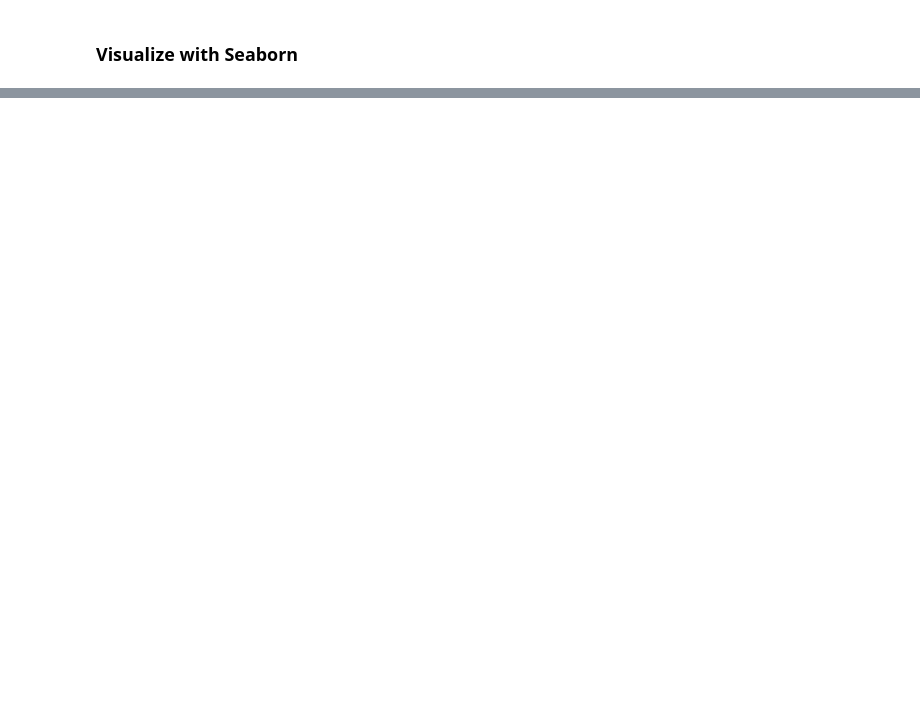
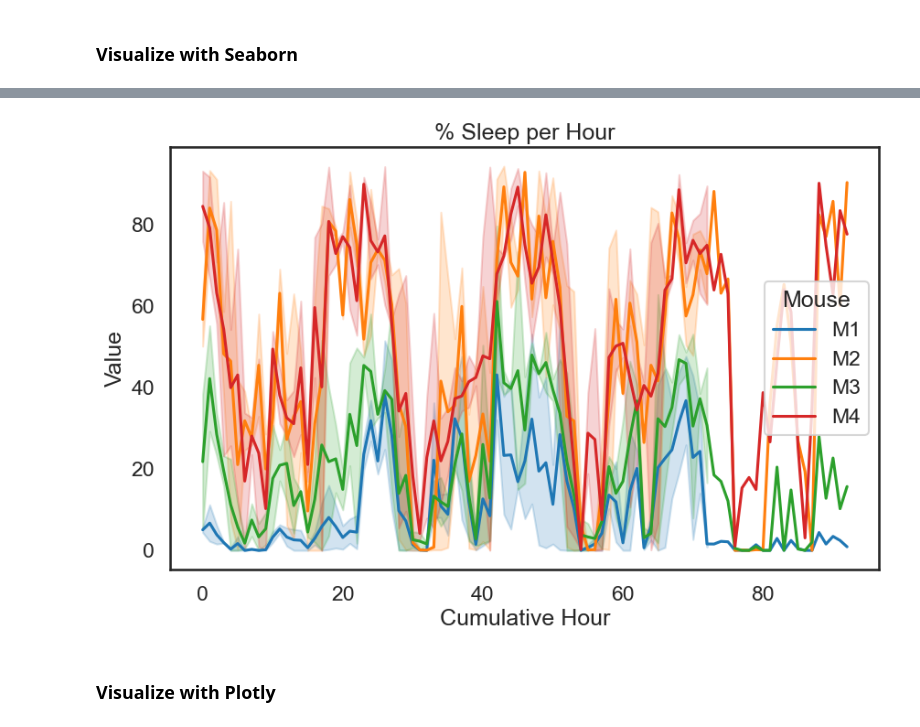
Before and after one commit to kylimcqueen/Sleep-Analysis, a Jupyter notebook: misc_sleep_percent_analyses.ipynb, the cells around one changed output, grey strips where cells are left out. Drawn from its saved outputs; the diff is of its cells as text; code cells hidden in the pictures; blank space fills up the shorter version.

Commit message:
Tailor code to current sleep analysis project.
Built visualization for sleep percentage using Plotly.

```diff
--- a/misc_sleep_percent_analyses.ipynb
+++ b/misc_sleep_percent_analyses.ipynb
@@ -235,2 +205,8 @@ with pd.option_context('display.max_rows', None, 'display.max_columns', None): p
 # %% [markdown]
 ### Visualize with Seaborn
+# %%
+#Add a column for injury status
+baseline_df['Injury status'] = 'baseline'
+# %%
+#Add column for injury status
+postinjury_df['Injury status'] = 'postinjury'
@@ -236,0 +232,3 @@ with pd.option_context('display.max_rows', None, 'display.max_columns', None): p
+# %%
+#Combine
+combined_df = pd.concat([melted_baseline, melted_postinjury])
@@ -236,0 +271,3 @@ with pd.option_context('display.max_rows', None, 'display.max_columns', None): p
+# %%
+#Reset index so that index goes from 0 to length of df continuously
+combined_df.reset_index(drop=True, inplace = True)
@@ -236,0 +290,25 @@ with pd.option_context('display.max_rows', None, 'display.max_columns', None): p
+# %%
+
+#Set plot style
+sns.set_style("white")
+sns.set_context("talk") #scaling parameter, not 100%
+
+'''plt.figure(figsize=(10,6))
+sns.lineplot(data=melted_baseline,
+             x='Cumulative Hour',
+             y='Value',
+             hue='Metric',
+            )
+plt.title('% Sleep per Hour')
+plt.show()'''
+
+plt.figure(figsize=(10,6))
+ax = sns.lineplot(data=combined_df,
+             x= 'Cumulative Hour',
+             y='Value',
+             hue='Mouse'
+            )
+plt.title('% Sleep per Hour')
+plt.show()
+# %% [output]
+[figure, added]
@@ -236,0 +324,2 @@ with pd.option_context('display.max_rows', None, 'display.max_columns', None): p
+# %% [markdown]
+### Visualize with Plotly
```
Also changed, not shown: parts of 24 cells of this notebook.
